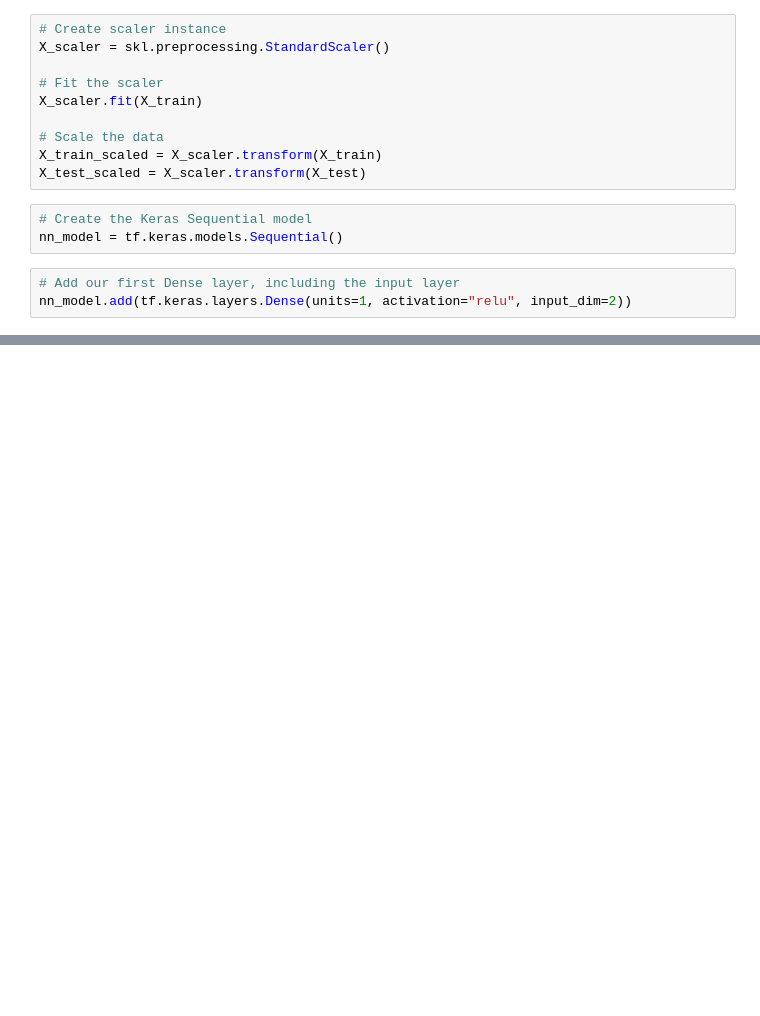
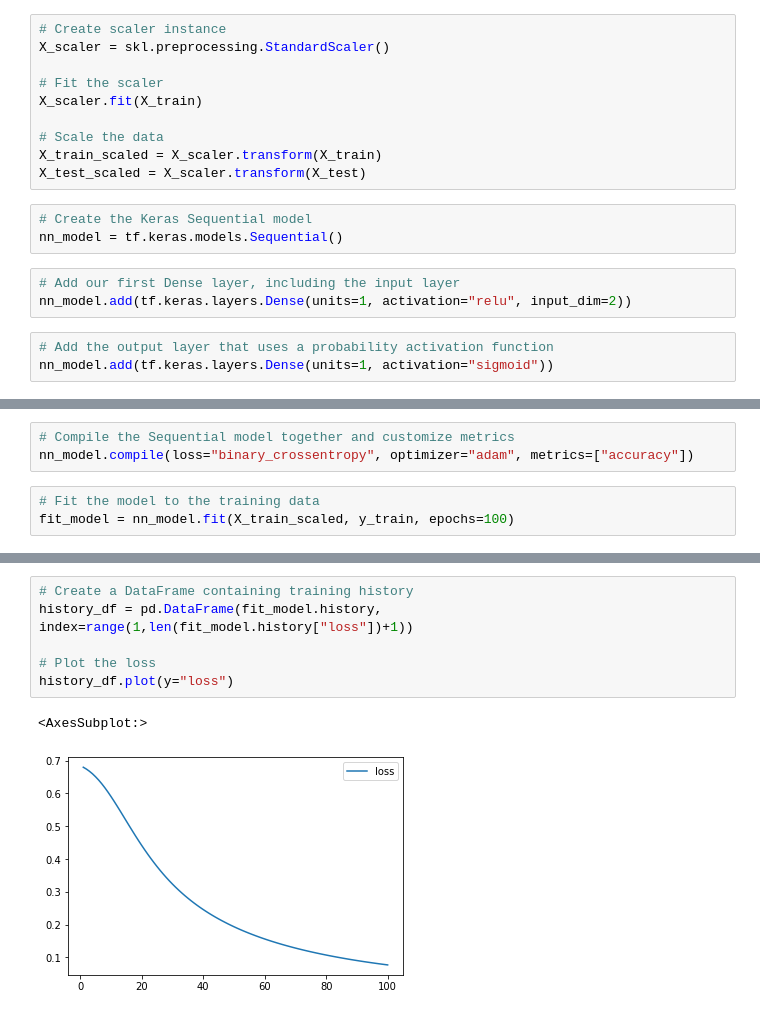
Before and after one commit to BMoreland20/Neural_Network_Charity_Analysis, a Jupyter notebook: Practice/Practice.ipynb, the cells around one changed output, grey strips where cells are left out. Saved outputs shown, nothing was run; the diff lists cells and outputs as text; blank space fills up the shorter version.

Commit message:
Code update, add practice data set

```diff
--- a/Practice/Practice.ipynb
+++ b/Practice/Practice.ipynb
@@ -66,3 +67,6 @@ nn_model = tf.keras.models.Sequential()
 # %%
 # Add our first Dense layer, including the input layer
 nn_model.add(tf.keras.layers.Dense(units=1, activation="relu", input_dim=2))
+# %%
+# Add the output layer that uses a probability activation function
+nn_model.add(tf.keras.layers.Dense(units=1, activation="sigmoid"))
@@ -68,0 +90,6 @@ nn_model.add(tf.keras.layers.Dense(units=1, activation="relu", input_dim=2))
+# %%
+# Compile the Sequential model together and customize metrics
+nn_model.compile(loss="binary_crossentropy", optimizer="adam", metrics=["accuracy"])
+# %%
+# Fit the model to the training data
+fit_model = nn_model.fit(X_train_scaled, y_train, epochs=100)
@@ -68,0 +114,9 @@ nn_model.add(tf.keras.layers.Dense(units=1, activation="relu", input_dim=2))
+# %%
+# Create a DataFrame containing training history
+history_df = pd.DataFrame(fit_model.history, index=range(1,len(fit_model.history["loss"])+1))
+
+# Plot the loss
+history_df.plot(y="loss")
+# %% [output]
+<AxesSubplot:>
+[figure, added]
```
Also changed, not shown: parts of 15 cells of this notebook, 1 other file.
